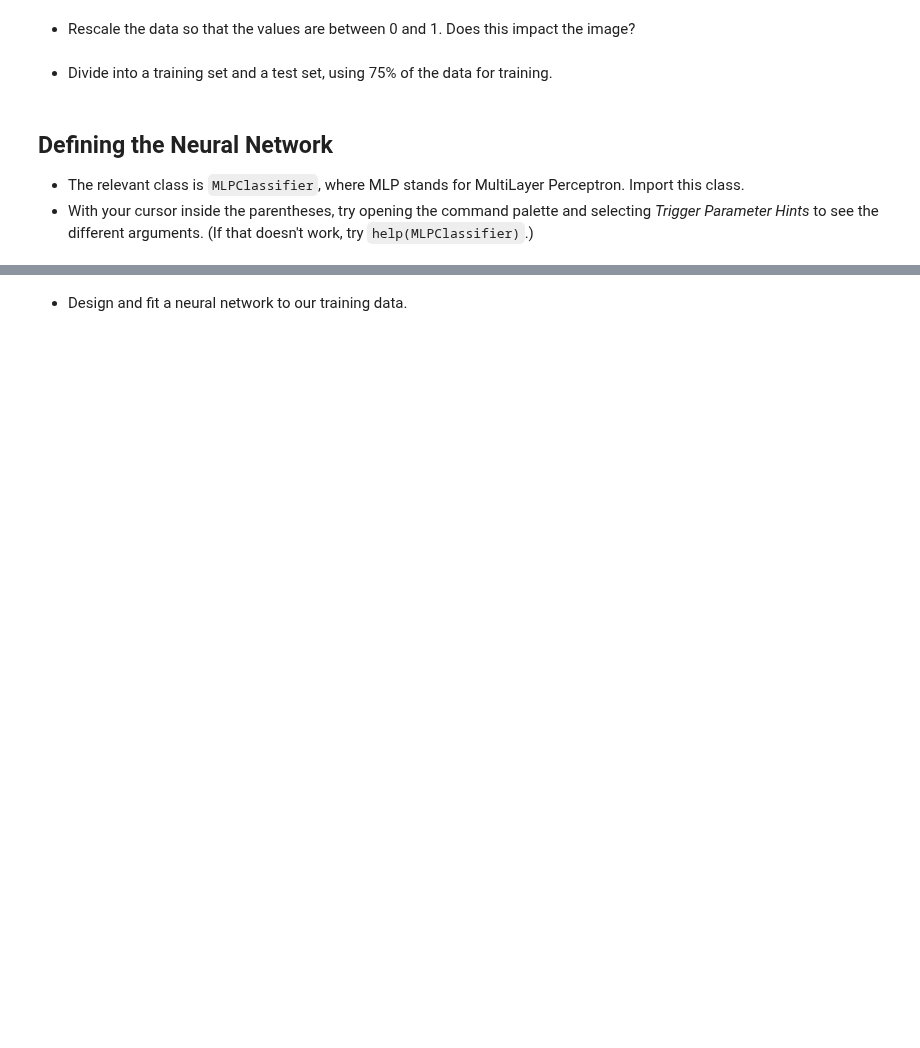
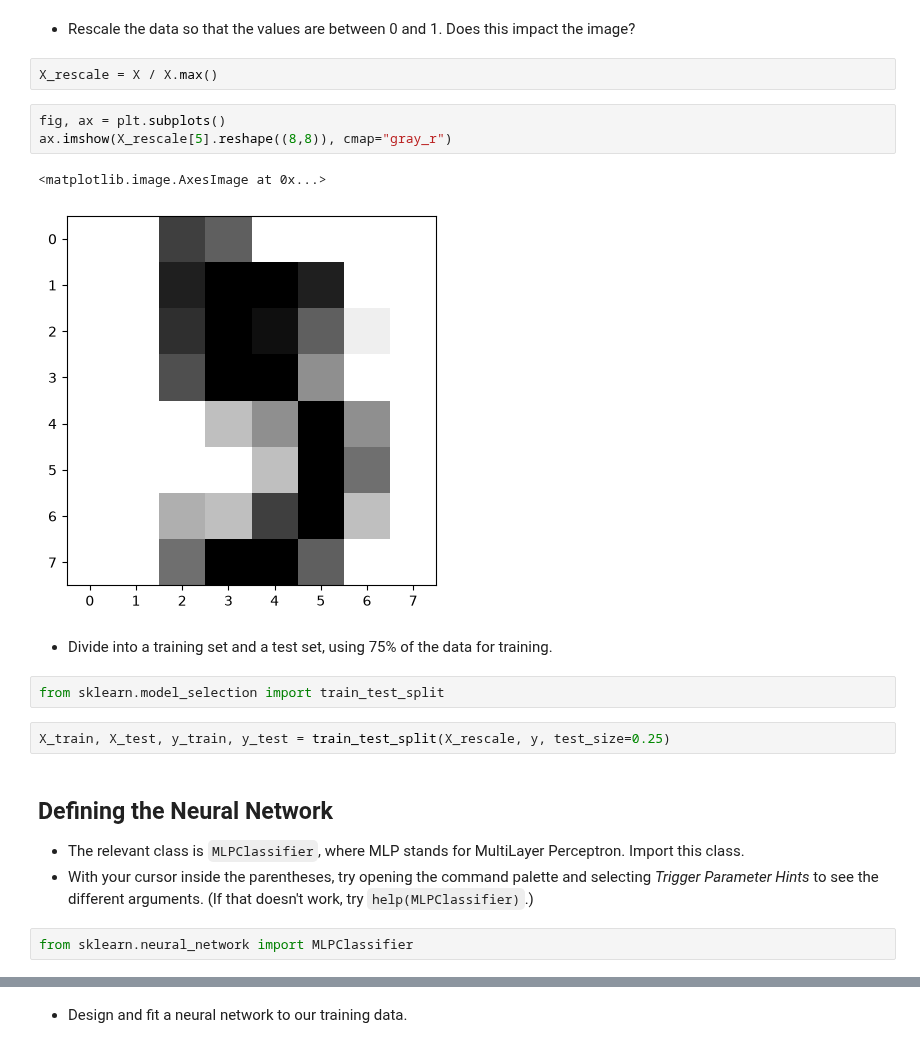
Before and after one commit to ChristopherDavisUCI/AISCI210-Unit2-NN1, a Jupyter notebook: Week5-Tuesday.ipynb, the cells around one changed output, grey strips where cells are left out. Drawn from its saved outputs; the diff is of its cells as text; blank space fills up the shorter version.

```diff
--- a/Week5-Tuesday.ipynb
+++ b/Week5-Tuesday.ipynb
@@ -17,9 +69,23 @@ We will introduce neural networks using one of the early famous applications, ha
 # %% [markdown]
 * Rescale the data so that the values are between 0 and 1.  Does this impact the image?
+# %%
+X_rescale = X / X.max()
+# %%
+fig, ax = plt.subplots()
+ax.imshow(X_rescale[5].reshape((8,8)), cmap="gray_r")
+# %% [output]
+<matplotlib.image.AxesImage at 0x...>
+[figure, added]
 # %% [markdown]
 * Divide into a training set and a test set, using 75% of the data for training.
+# %%
+from sklearn.model_selection import train_test_split
+# %%
+X_train, X_test, y_train, y_test = train_test_split(X_rescale, y, test_size=0.25)
 # %% [markdown]
 ## Defining the Neural Network
 
 * The relevant class is `MLPClassifier`, where MLP stands for MultiLayer Perceptron.  Import this class.
 * With your cursor inside the parentheses, try opening the command palette and selecting *Trigger Parameter Hints* to see the different arguments.  (If that doesn't work, try `help(MLPClassifier)`.)
+# %%
+from sklearn.neural_network import MLPClassifier
```
Also changed, not shown: parts of 29 cells of this notebook.
